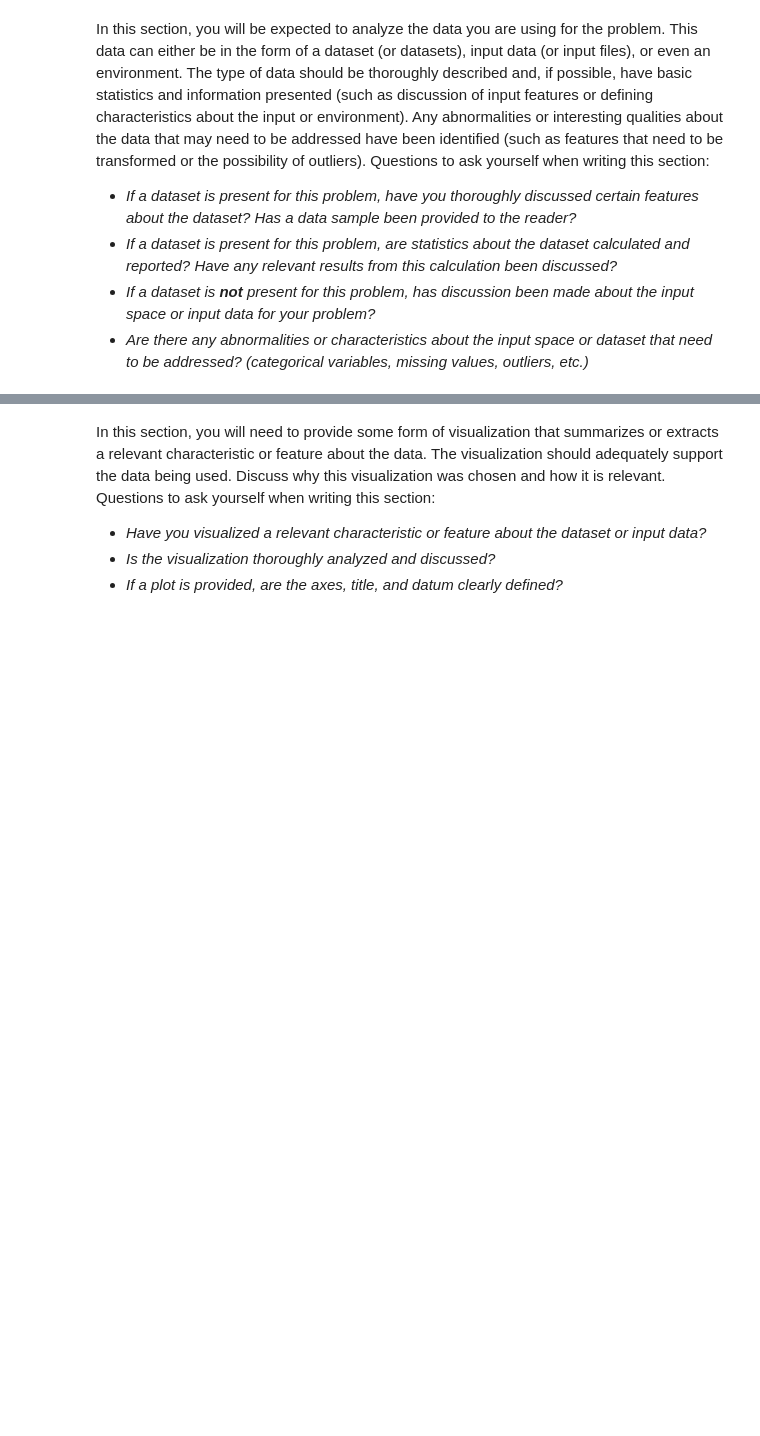
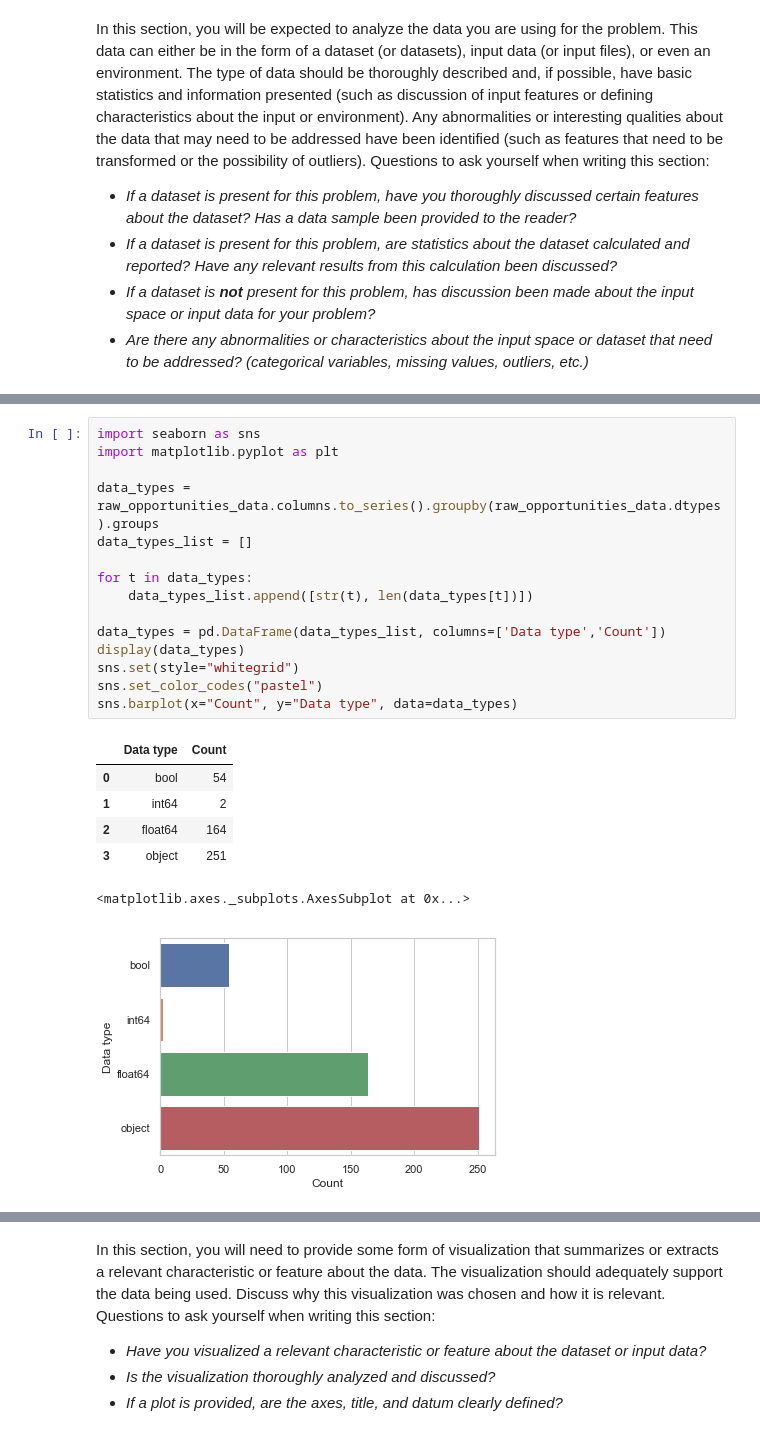
Before and after one commit to iangregson/udacity-mlnd, a Jupyter notebook: projects/capstone/capstone_project.ipynb, the cells around one changed output, grey strips where cells are left out. Cells and saved outputs as stored; diff of their text form; blank space fills up the shorter version.

```diff
--- a/projects/capstone/capstone_project.ipynb
+++ b/projects/capstone/capstone_project.ipynb
@@ -152,0 +107,23 @@ display(data.shape)
+# %%
+import seaborn as sns
+import matplotlib.pyplot as plt
+
+data_types = raw_opportunities_data.columns.to_series().groupby(raw_opportunities_data.dtypes).groups
+data_types_list = []
+
+for t in data_types:
+    data_types_list.append([str(t), len(data_types[t])])
+
+data_types = pd.DataFrame(data_types_list, columns=['Data type','Count'])
+display(data_types)
+sns.set(style="whitegrid")
+sns.set_color_codes("pastel")
+sns.barplot(x="Count", y="Data type", data=data_types)
+# %% [output]
+|  | Data type | Count |
+| 0 | bool | 54 |
+| 1 | int64 | 2 |
+| 2 | float64 | 164 |
+| 3 | object | 251 |
+<matplotlib.axes._subplots.AxesSubplot at 0x...>
+[figure, added]
```
Also changed, not shown: parts of 64 cells of this notebook, 3 other files.
